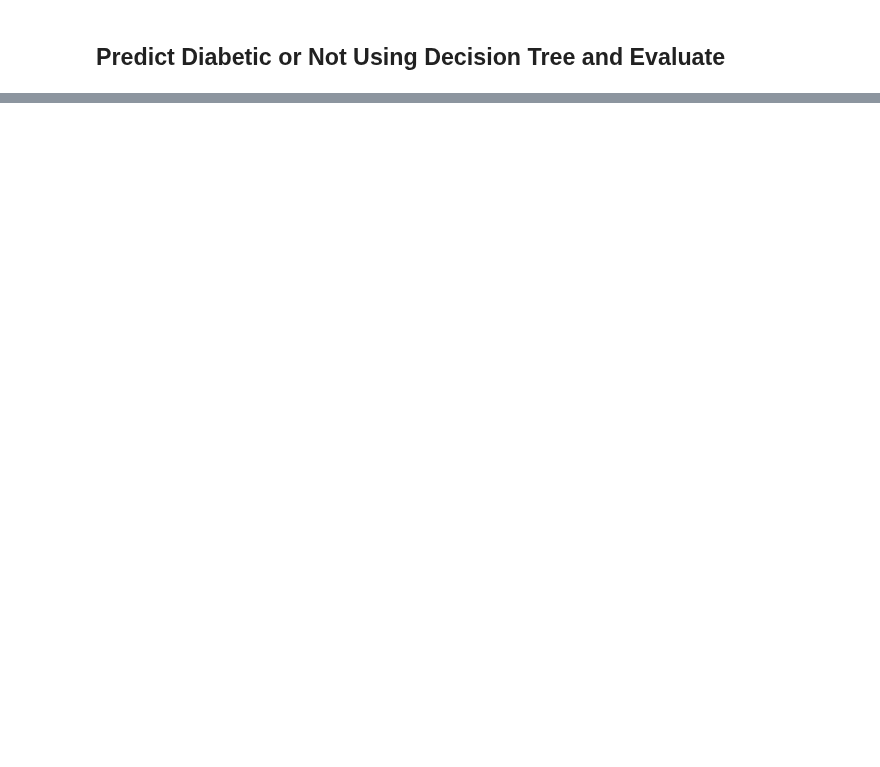
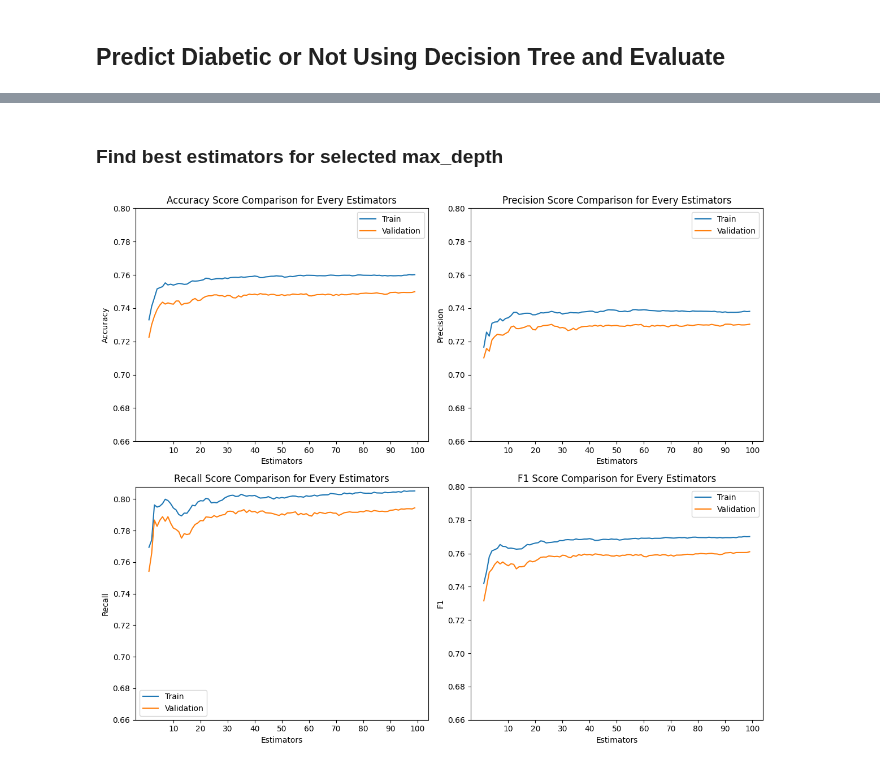
Before and after one commit to tikadatta2005/DENGUE, a Jupyter notebook: main.ipynb, the cells around one changed output, grey strips where cells are left out. Cells and saved outputs as stored; diff of their text form; code cells hidden in the pictures; blank space fills up the shorter version.

```diff
--- a/main.ipynb
+++ b/main.ipynb
@@ -134,0 +268,20 @@ train_target = train["diabetes_target"].to_list()
+# %%
+# figure size
+plt.figure(figsize=(12, 10))
+
+# subplots for each
+for i, col in enumerate(["accuracy", "precision", "recall", "f1"]):
+    # create a subplot
+    plt.subplot(2, 2, i+1)
+    plt.title(f"{col.capitalize()} Score Comparison for Every Depths")
+    sns.lineplot(forest_metrics, x=f"depth", y=f"train_{col}")
+    sns.lineplot(forest_metrics, x=f"depth", y=f"val_{col}")
+    plt.xticks([j for j in range(0,20,2)])
+    plt.xlabel("depth")
+    plt.ylabel(col)
+
+plt.tight_layout()
+# save
+plt.savefig("./resources/random_forest_metric_on_different_depths.png")
+plt.show()
+plt.close()
@@ -134,0 +293,2 @@ train_target = train["diabetes_target"].to_list()
+# %% [markdown]
+### Find best estimators for selected max_depth
@@ -134,0 +329,36 @@ train_target = train["diabetes_target"].to_list()
+# %%
+plt.figure(figsize=(12, 10))
+
+for i, col in enumerate(["accuracy", "precision", "recall", "f1"]):
+    plt.subplot(2, 2, i+1)
+
+    plt.title(f"{col.capitalize()} Score Comparison for Every Estimators")
+
+    sns.lineplot(
+        data=forest_metrics_est,
+        x="estimators",
+        y=f"train_{col}",
+        label="Train"
+    )
+
+    sns.lineplot(
+        data=forest_metrics_est,
+        x="estimators",
+        y=f"val_{col}",
+        label="Validation"
+    )
+
+    plt.xticks(range(10, 101, 10))
+    plt.yticks([j/100 for j in range(66, 81,2)])
+    plt.xlabel("Estimators")
+    plt.ylabel(col.capitalize())
+
+    plt.legend()
+
+plt.tight_layout()
+
+plt.savefig("./resources/random_forest_metric_on_different_estimators.png")
+plt.show()
+plt.close()
+# %% [output]
+[figure, added]
```
Also changed, not shown: parts of 49 cells of this notebook, 8 other files.
